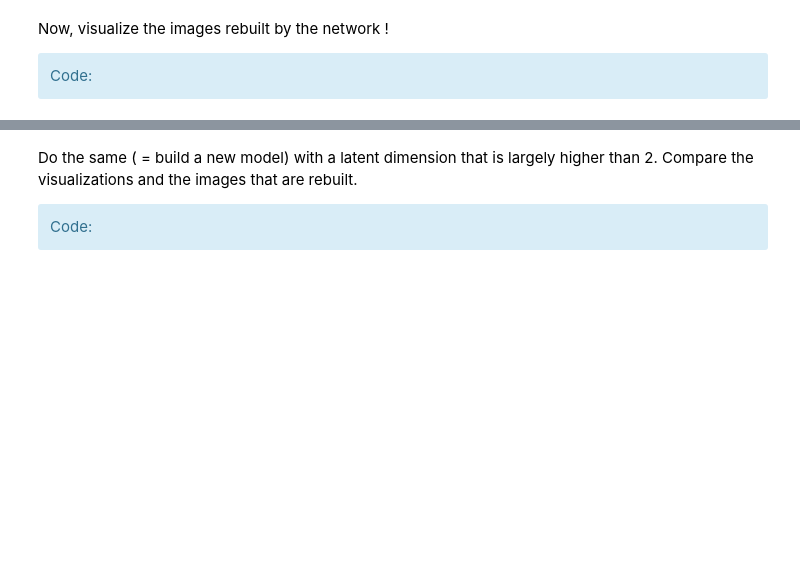
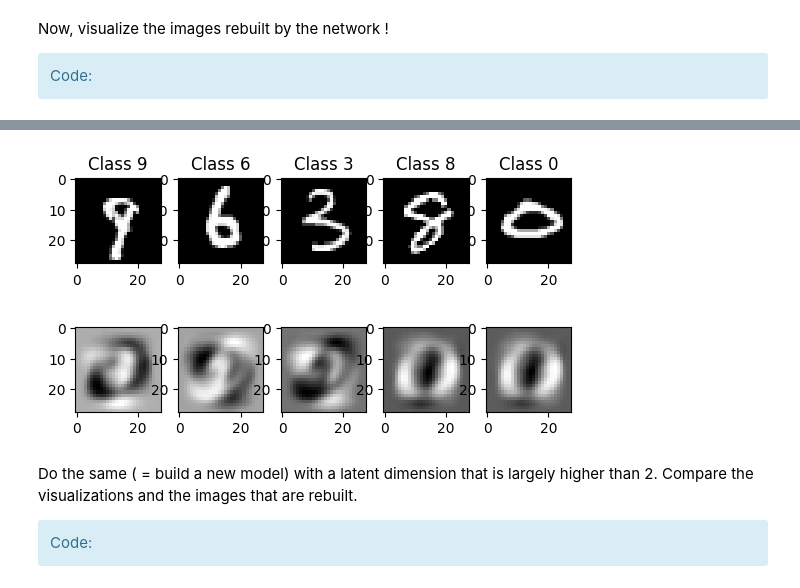
Before and after one commit to ronan-lebas/SD-TSIA210, a Jupyter notebook: lebas_grp5_NN.ipynb, the cells around one changed output, grey strips where cells are left out. Drawn from its saved outputs; the diff is of its cells as text; code cells hidden in the pictures; blank space fills up the shorter version.

```diff
--- a/lebas_grp5_NN.ipynb
+++ b/lebas_grp5_NN.ipynb
@@ -454,12 +494,14 @@ n = np.random.randint(0,len(test_images)-5)
 # Plot a few images from n
 f, ax = plt.subplots(1,5)
 for i,a in enumerate(range(n,n+5)):
-    ...
+    ax[i].imshow(test_images[a], cmap='gray')
+    ax[i].set_title('Class '+ str(test_labels[a]))
 
 # Get the prediction from the model
-
+predictions = ae_model.predict(X_test[n:n+5])
 
 # ... and plot them
 f, ax = plt.subplots(1,5)
 for i,a in enumerate(range(n,n+5)):
-    ...
+    ax[i].imshow(predictions[i].reshape(img_rows, img_cols), cmap='gray')
+# %% [output]
@@ -466,3 +509,5 @@ for i,a in enumerate(range(n,n+5)):
+[figure, added]
+[figure, added]
 # %% [markdown]
 Do the same ( = build a new model) with a latent dimension that is largely higher than 2. Compare the visualizations and the images that are rebuilt.
 <div class='alert alert-block alert-info'>
```
Also changed, not shown: parts of 29 cells of this notebook.
